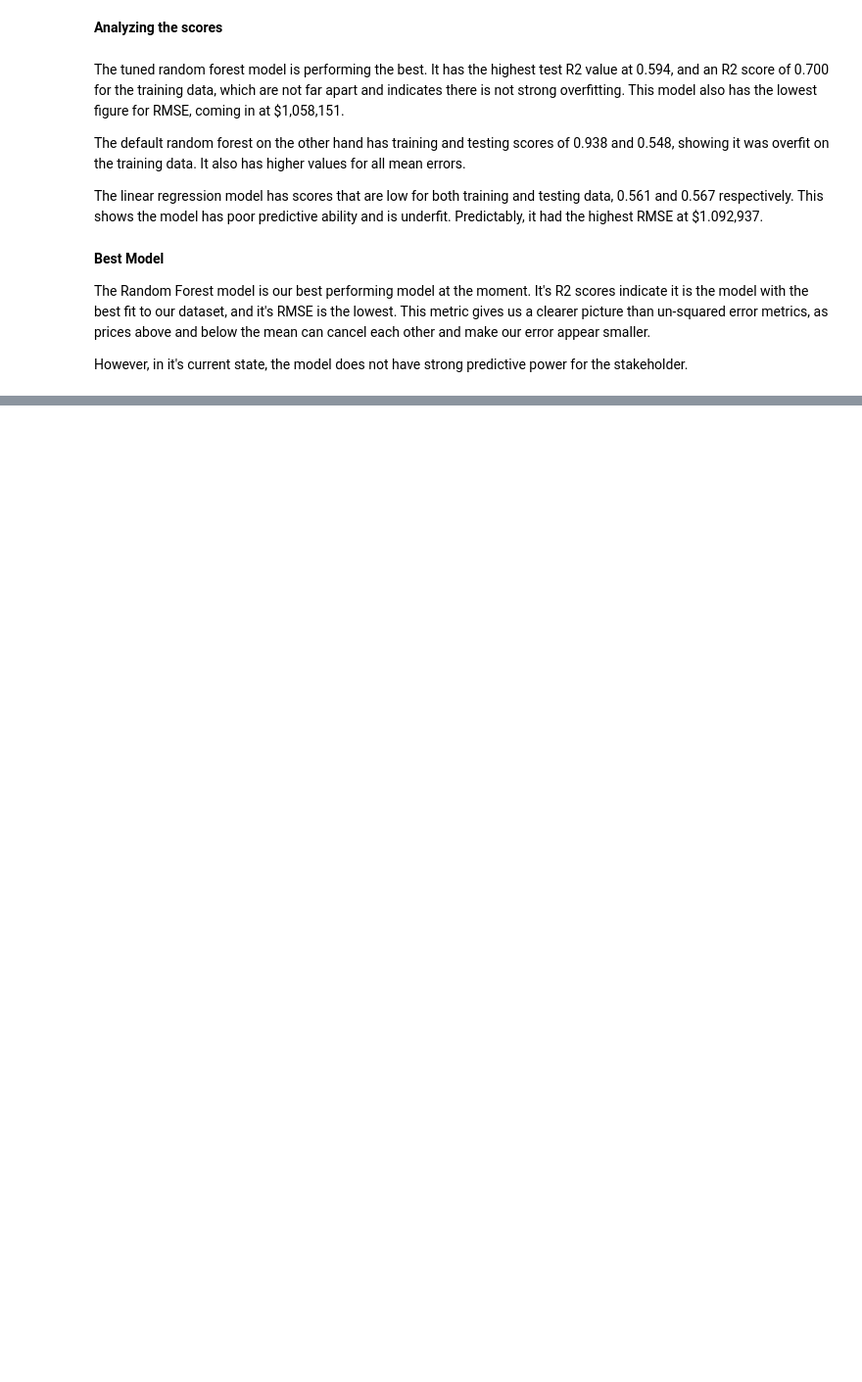
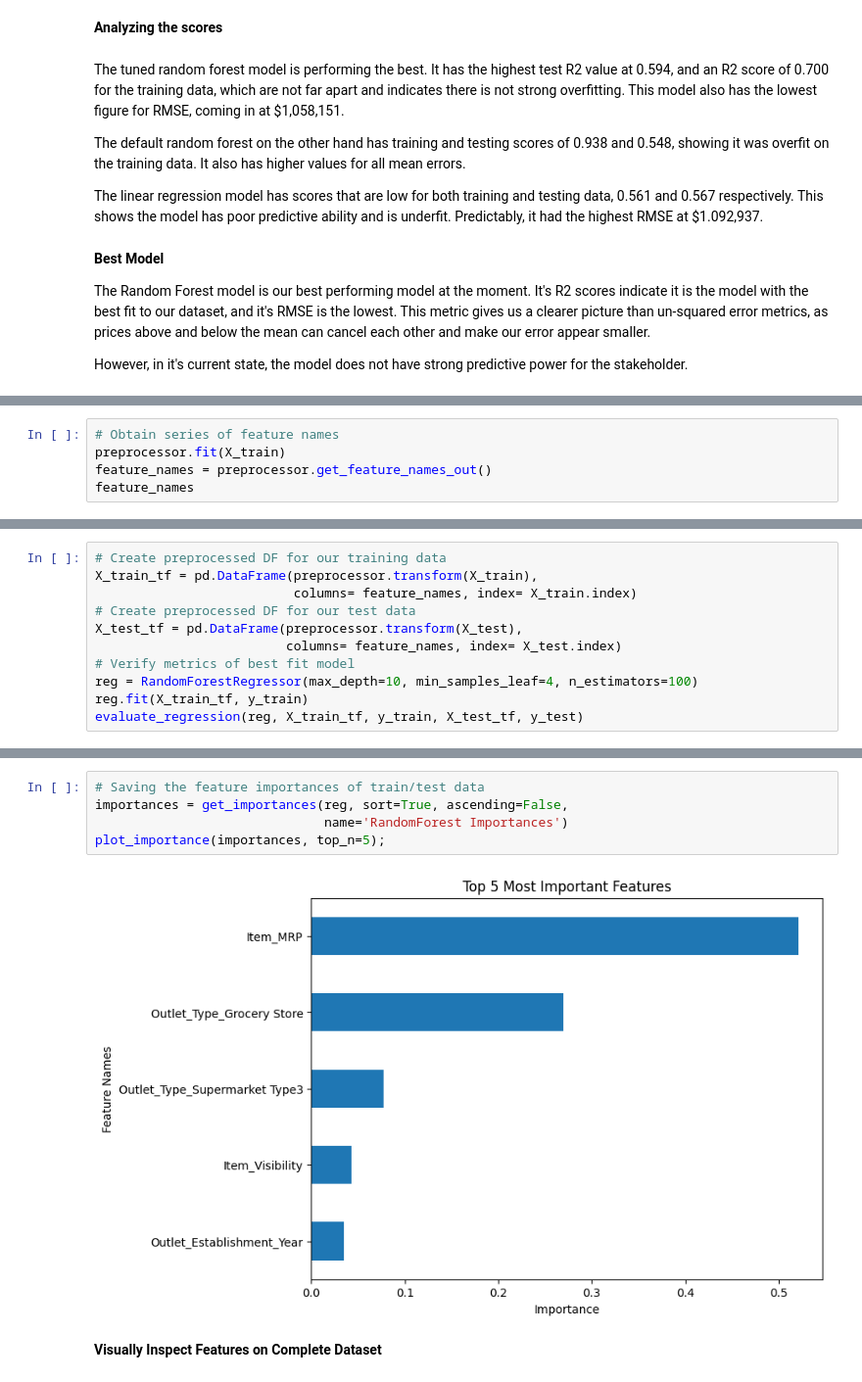
Before and after one commit to JKDS87/Sales-Predictions, a Jupyter notebook: Sales_Predictions_NB.ipynb, the cells around one changed output, grey strips where cells are left out. Shown: that part at 98% size. Saved outputs shown, nothing was run; the diff lists cells and outputs as text; blank space fills up the shorter version.

```diff
--- a/Sales_Predictions_NB.ipynb
+++ b/Sales_Predictions_NB.ipynb
@@ -559,0 +687,5 @@ However, in it's current state, the model does not have strong predictive power
+# %%
+# Obtain series of feature names
+preprocessor.fit(X_train)
+feature_names = preprocessor.get_feature_names_out()
+feature_names
@@ -559,0 +706,11 @@ However, in it's current state, the model does not have strong predictive power
+# %%
+# Create preprocessed DF for our training data
+X_train_tf = pd.DataFrame(preprocessor.transform(X_train),
+                          columns= feature_names, index= X_train.index)
+# Create preprocessed DF for our test data
+X_test_tf = pd.DataFrame(preprocessor.transform(X_test),
+                         columns= feature_names, index= X_test.index)
+# Verify metrics of best fit model
+reg = RandomForestRegressor(max_depth=10, min_samples_leaf=4, n_estimators=100)
+reg.fit(X_train_tf, y_train)
+evaluate_regression(reg, X_train_tf, y_train, X_test_tf, y_test)
@@ -559,0 +733,9 @@ However, in it's current state, the model does not have strong predictive power
+# %%
+# Saving the feature importances of train/test data
+importances = get_importances(reg, sort=True, ascending=False,
+                              name='RandomForest Importances')
+plot_importance(importances, top_n=5);
+# %% [output]
+[figure, added]
+# %% [markdown]
+**Visually Inspect Features on Complete Dataset**
```
Also changed, not shown: parts of 40 cells of this notebook.
